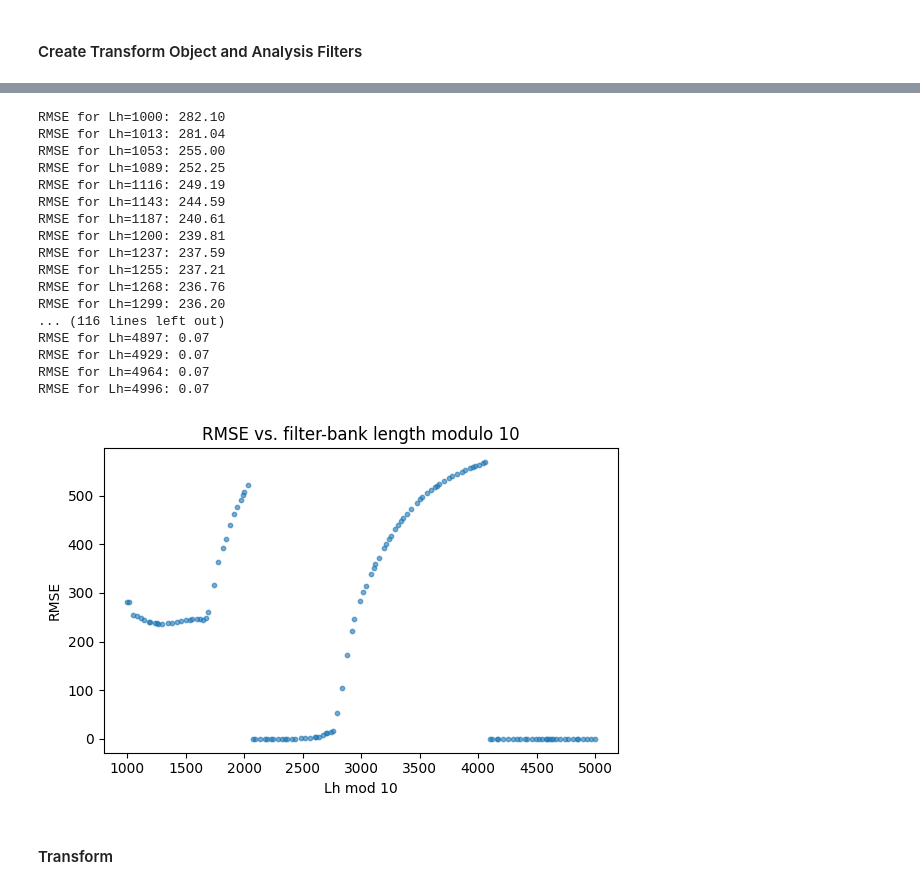
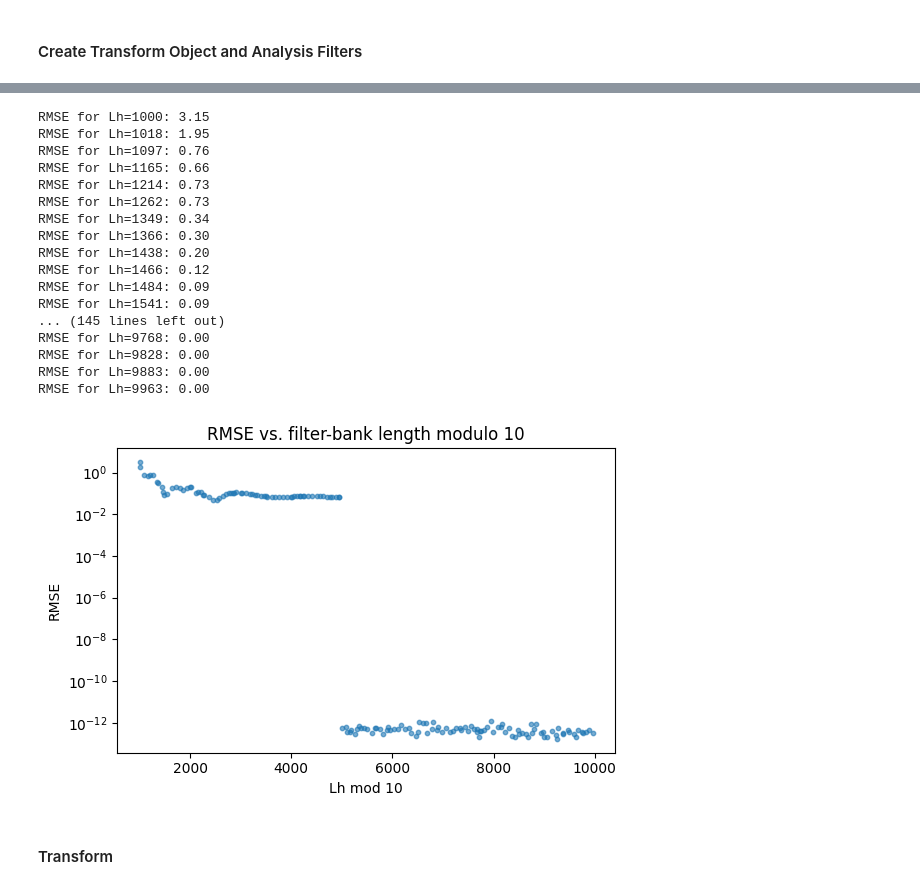
Before and after one commit to aphoffmann/InvertibleWavelets, a Jupyter notebook: WAICUP_TEST.ipynb, the cells around one changed output, grey strips where cells are left out. Saved outputs shown, nothing was run; the diff lists cells and outputs as text; code cells hidden in the pictures.

```diff
--- a/WAICUP_TEST.ipynb
+++ b/WAICUP_TEST.ipynb
@@ -22,7 +22,7 @@ B = np.vstack((B1,B2, B3))
 # %% [markdown]
 #### Create Transform Object and Analysis Filters
 # %%
-fb = DyadicFilterBank(wavelet=Morlet() , fs=sample_rate, N=2500, real=True, dj = 1/8, s_max=1)
+fb = DyadicFilterBank(wavelet=Morlet() , fs=sample_rate, N=2000, real=True, dj = 1/8, s_max=1)
 transform = Transform(
     data=B[0],
     fs = sample_rate,
@@ -46,36 +30,0 @@ print(full.shape)
-# %%
-"Inverse"
-coeffs = np.copy(full)
-Lx, Lh = transform.N, transform.Wfreq.shape[1]
-
-N_fft = int(2 ** (np.ceil(np.log2(Lh-1))))
-hop = N_fft - Lh + 1
-Lx_full = coeffs.shape[1]  # Now Lx + Lh - 1
-Wlong  = transform._filters_on_grid(N_fft)             # <- helper again
-n_sc   = Wlong.shape[0]
-print("n_sc", n_sc, "Lx_full", Lx_full, "N_fft", N_fft, "hop", hop)
-# Compute normalization factor
-Sf     = (np.abs(Wlong) ** 2).sum(axis=0).real
-eps    = 1e-12 * Sf.max()
-Sf_inv = np.where(Sf > eps, 1.0 / Sf, 0.0)        # numerical floor
-
-# Output length matches original signal length Lx, but compute full length first
-out_len = Lx + Lh - 1 + hop
-out = np.zeros(out_len, dtype=complex)
-
-for k0 in range(0, out_len, hop):
-    k1 = k0 + hop
-    seg = coeffs[:, k0:k1]
-    seg_pad = np.zeros((n_sc, N_fft), dtype=complex)
-    seg_pad[:, :seg.shape[1]] = seg
-    Cf_blk  = np.fft.fft(seg_pad, axis=1)
-    X_blk = (np.conj(Wlong) * Cf_blk).sum(axis=0) * Sf_inv
-    x_blk = np.fft.ifft(X_blk, n=N_fft)
-
-    end = min(out_len, k0 + N_fft)
-    out[k0:end] += x_blk[:end - k0]
-
-plt.plot(data, label='original')
-plt.plot(out.real[N_fft:], label='reconstructed')
-plt.legend()
-plt.show()
@@ -195,11 +81,11 @@ def rmse_for_Lh(Lh, sample_rate, data):
 # main: parallel sweep with a *responsive* bar
 # -------------------------------------------------------------------
 # --- analysis target ---------------------------------------------
-low, high = 1000, 5000          # inclusive start, exclusive stop
+low, high = 1000, 10000          # inclusive start, exclusive stop
 rng       = np.random.default_rng(42)   # seed for reproducibility
 
 # keep stepping by 1‒10 until we’d exceed `high`
-steps = rng.integers(10, 50, size=high-low)     # overshoot then trim
+steps = rng.integers(10, 100, size=high-low)     # overshoot then trim
 Lhs   = np.cumsum(np.insert(steps, 0, low))    # start at 1000
 Lhs   = Lhs[Lhs < high]
 rmses  = []
@@ -211,48 +97,49 @@ for Lh in Lhs:
     rmses.append(rmse)
     print(f"RMSE for Lh={Lh}: {rmse:.2f}")
 # %% [output]
-RMSE for Lh=1000: 282.10
-RMSE for Lh=1013: 281.04
-RMSE for Lh=1053: 255.00
-RMSE for Lh=1089: 252.25
-RMSE for Lh=1116: 249.19
-RMSE for Lh=1143: 244.59
-RMSE for Lh=1187: 240.61
-RMSE for Lh=1200: 239.81
-RMSE for Lh=1237: 237.59
-RMSE for Lh=1255: 237.21
-RMSE for Lh=1268: 236.76
-RMSE for Lh=1299: 236.20
-... (116 lines left out)
-RMSE for Lh=4897: 0.07
-RMSE for Lh=4929: 0.07
-RMSE for Lh=4964: 0.07
-RMSE for Lh=4996: 0.07
+RMSE for Lh=1000: 3.15
+RMSE for Lh=1018: 1.95
+RMSE for Lh=1097: 0.76
+RMSE for Lh=1165: 0.66
+RMSE for Lh=1214: 0.73
+RMSE for Lh=1262: 0.73
+RMSE for Lh=1349: 0.34
+RMSE for Lh=1366: 0.30
+RMSE for Lh=1438: 0.20
+RMSE for Lh=1466: 0.12
+RMSE for Lh=1484: 0.09
+RMSE for Lh=1541: 0.09
+... (145 lines left out)
+RMSE for Lh=9768: 0.00
+RMSE for Lh=9828: 0.00
+RMSE for Lh=9883: 0.00
+RMSE for Lh=9963: 0.00
 # %%
 
 # --- modulo-10 values -------------------------------------------------
 nan_mask = np.isnan(rmses)          # mask for NaN values
 rmses = np.array(rmses)[~nan_mask]             # remove NaN values
 Lhs = np.array(Lhs)[~nan_mask]                # remove corresponding Lh values
 mods = np.mod(Lhs, 10000)             # vector of length len(Lhs)
 
 # ── 1) strip-plot (all points with a tiny horizontal jitter) ──────────
 fig, ax = plt.subplots(figsize=(6, 4))
 
 ax.scatter(
     mods + np.random.uniform(-0.15, 0.15, size=mods.size),  # jitter
     rmses,
     s     = 10,
     alpha = 0.6,
 )
 
 ax.set_xlabel("Lh mod 10")
 ax.set_ylabel("RMSE")
+ax.set_yscale("log")
 ax.set_title("RMSE vs. filter-bank length modulo 10")
 plt.tight_layout()
 plt.show()
 # %% [output]
-[figure, old version]
+[figure, new version]
 # %% [markdown]
 #### Transform
 # %%
```
Also changed, not shown: parts of 4 cells of this notebook, 1 other file.
